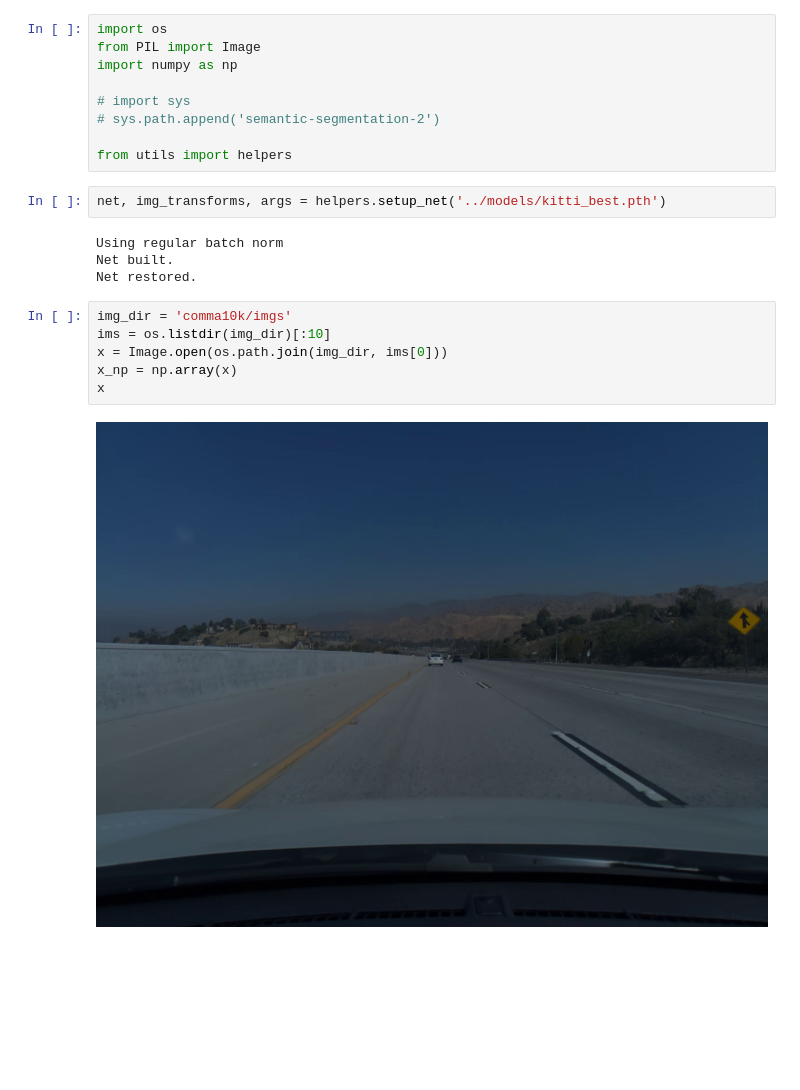
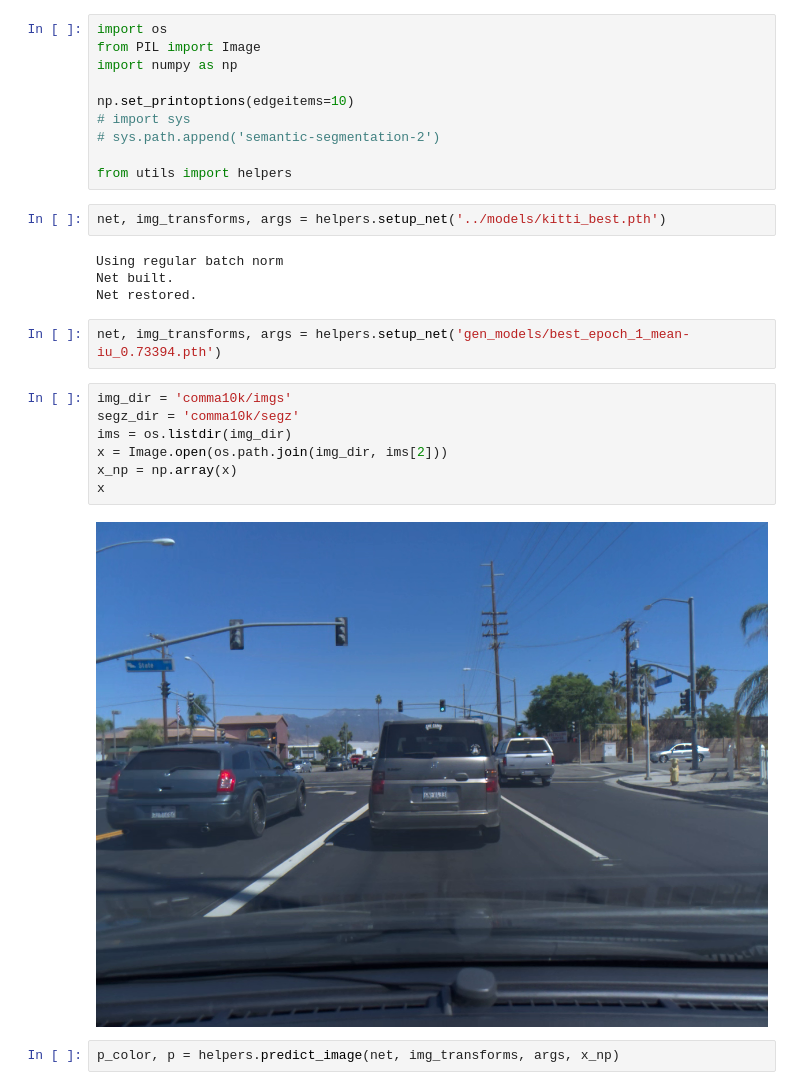
Before and after one commit to McCrearyD/semantic-segmentation, a Jupyter notebook: Setup.ipynb, the cells around one changed output. Cells and saved outputs as stored; diff of their text form; blank space fills up the shorter version.

```diff
--- a/Setup.ipynb
+++ b/Setup.ipynb
@@ -3,6 +3,7 @@ import os
 from PIL import Image
 import numpy as np
 
+np.set_printoptions(edgeitems=10)
 # import sys
 # sys.path.append('semantic-segmentation-2')
 
@@ -13,11 +14,16 @@ net, img_transforms, args = helpers.setup_net('../models/kitti_best.pth')
 Using regular batch norm
 Net built.
 Net restored.
+# %%
+net, img_transforms, args = helpers.setup_net('gen_models/best_epoch_1_mean-iu_0.73394.pth')
 # %%
 img_dir = 'comma10k/imgs'
-ims = os.listdir(img_dir)[:10]
-x = Image.open(os.path.join(img_dir, ims[0]))
+segz_dir = 'comma10k/segz'
+ims = os.listdir(img_dir)
+x = Image.open(os.path.join(img_dir, ims[2]))
 x_np = np.array(x)
 x
 # %% [output]
-[figure, old version]
+[figure, new version]
+# %%
+p_color, p = helpers.predict_image(net, img_transforms, args, x_np)
```
Also changed, not shown: parts of 20 cells of this notebook.
